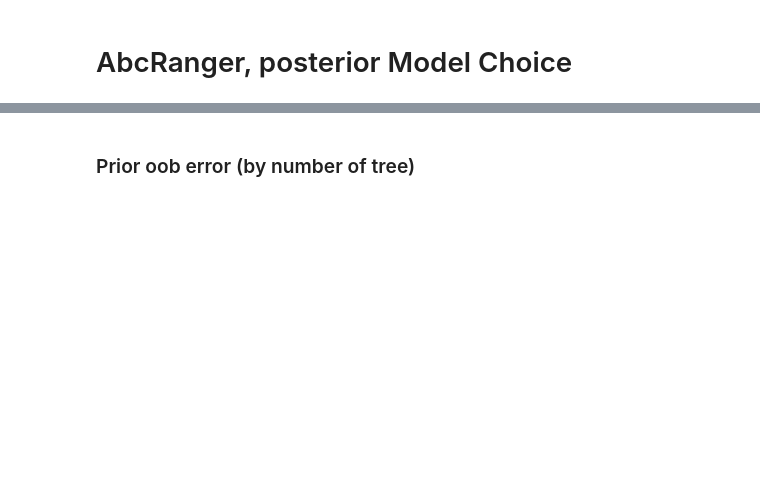
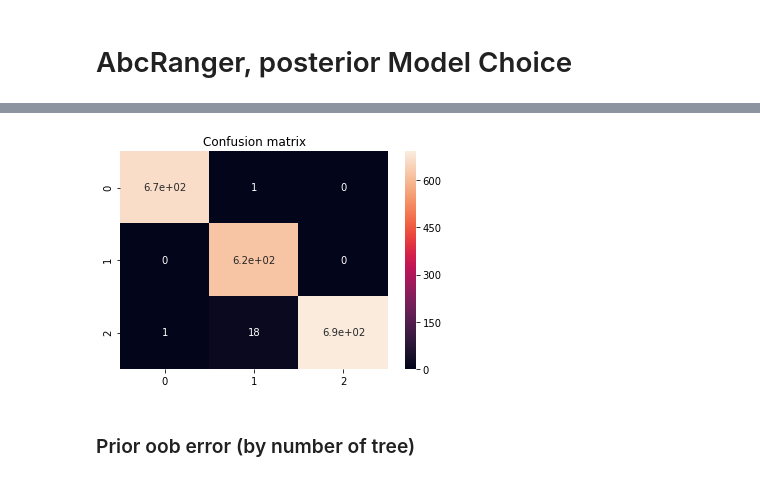
Before and after one commit to diyabc/abcranger, a Jupyter notebook: testpy/Model Choice Demo.ipynb, the cells around one changed output, grey strips where cells are left out. Cells and saved outputs as stored; diff of their text form; code cells hidden in the pictures; blank space fills up the shorter version.

```diff
--- a/testpy/Model Choice Demo.ipynb
+++ b/testpy/Model Choice Demo.ipynb
@@ -189,3 +190,11 @@ Posterior probability :  0.999
+# %%
+import seaborn as sn
+import pandas as pd
+df_cm = pd.DataFrame(postres.confusion_matrixc,range(nclasses),range(nclasses))
+sn.heatmap(df_cm, annot=True,annot_kws={"size": 10})
+plt.title('Confusion matrix');
+# %% [output]
+[figure, added]
 # %% [markdown]
 ### Prior oob error (by number of tree)
 # %%
```
Also changed, not shown: parts of 7 cells of this notebook, 1 other file.
